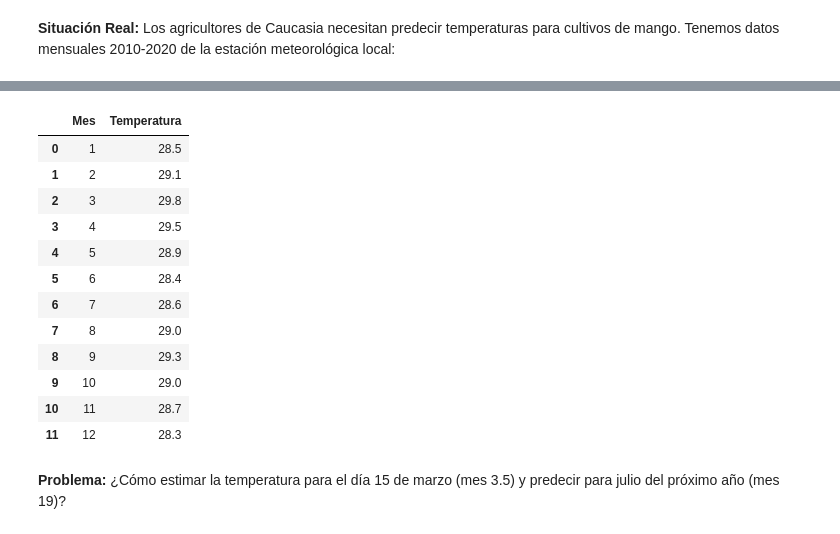
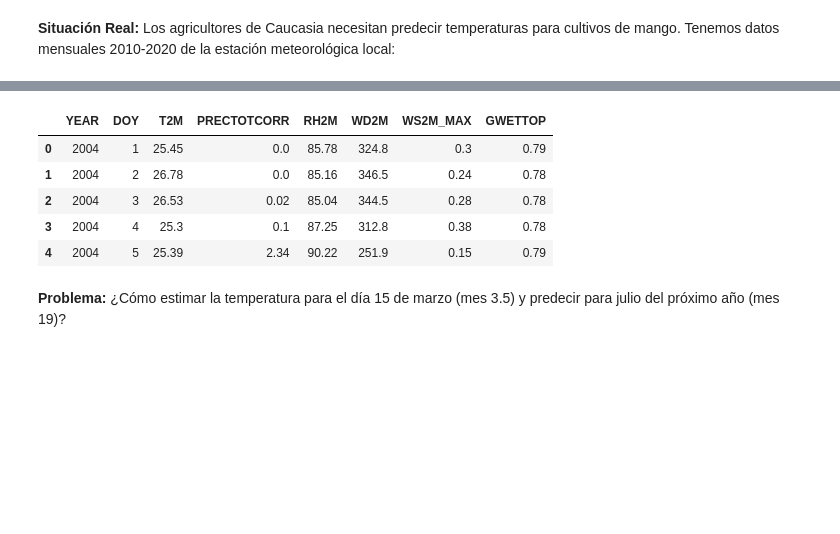
Before and after one commit to marco-canas/analisis_numerico, a Jupyter notebook: 4_planifica_implementa/5_interpolacion/4_interpolacion.ipynb, the cells around one changed output, grey strips where cells are left out. Drawn from its saved outputs; the diff is of its cells as text; code cells hidden in the pictures; blank space fills up the shorter version.

```diff
--- a/4_planifica_implementa/5_interpolacion/4_interpolacion.ipynb
+++ b/4_planifica_implementa/5_interpolacion/4_interpolacion.ipynb
@@ -205,29 +295,21 @@ Los agricultores de Caucasia necesitan predecir temperaturas para cultivos de ma
 # %%
 
 
 import pandas as pd
 import numpy as np
 
 # Datos climáticos reales (ejemplo simplificado)
-meses = np.arange(1, 13)
-temps = [28.5, 29.1, 29.8, 29.5, 28.9, 28.4, 28.6, 29.0, 29.3, 29.0, 28.7, 28.3]  # Promedios mensuales
 
-df_clima = pd.DataFrame({'Mes': meses, 'Temperatura': temps})
-df_clima
+df = pd.read_csv(r"C:\Users\marco\OneDrive - Universidad de Antioquia\Documentos\2_recursos_ensenanza\4_numerico\caucasia_20040101_20250409.csv", \
+    sep=";", header=0, decimal=",")
+df.head()
 # %% [output]
-|  | Mes | Temperatura |
-| 0 | 1 | 28.5 |
-| 1 | 2 | 29.1 |
-| 2 | 3 | 29.8 |
-| 3 | 4 | 29.5 |
-| 4 | 5 | 28.9 |
-| 5 | 6 | 28.4 |
-| 6 | 7 | 28.6 |
-| 7 | 8 | 29.0 |
-| 8 | 9 | 29.3 |
-| 9 | 10 | 29.0 |
-| 10 | 11 | 28.7 |
-| 11 | 12 | 28.3 |
+|  | YEAR | DOY | T2M | PRECTOTCORR | RH2M | WD2M | WS2M_MAX | GWETTOP |
+| 0 | 2004 | 1 | 25.45 | 0.0 | 85.78 | 324.8 | 0.3 | 0.79 |
+| 1 | 2004 | 2 | 26.78 | 0.0 | 85.16 | 346.5 | 0.24 | 0.78 |
+| 2 | 2004 | 3 | 26.53 | 0.02 | 85.04 | 344.5 | 0.28 | 0.78 |
+| 3 | 2004 | 4 | 25.3 | 0.1 | 87.25 | 312.8 | 0.38 | 0.78 |
+| 4 | 2004 | 5 | 25.39 | 2.34 | 90.22 | 251.9 | 0.15 | 0.79 |
 # %% [markdown]
 
 **Problema:**
```
Also changed, not shown: parts of 40 cells of this notebook, 1 other file.
